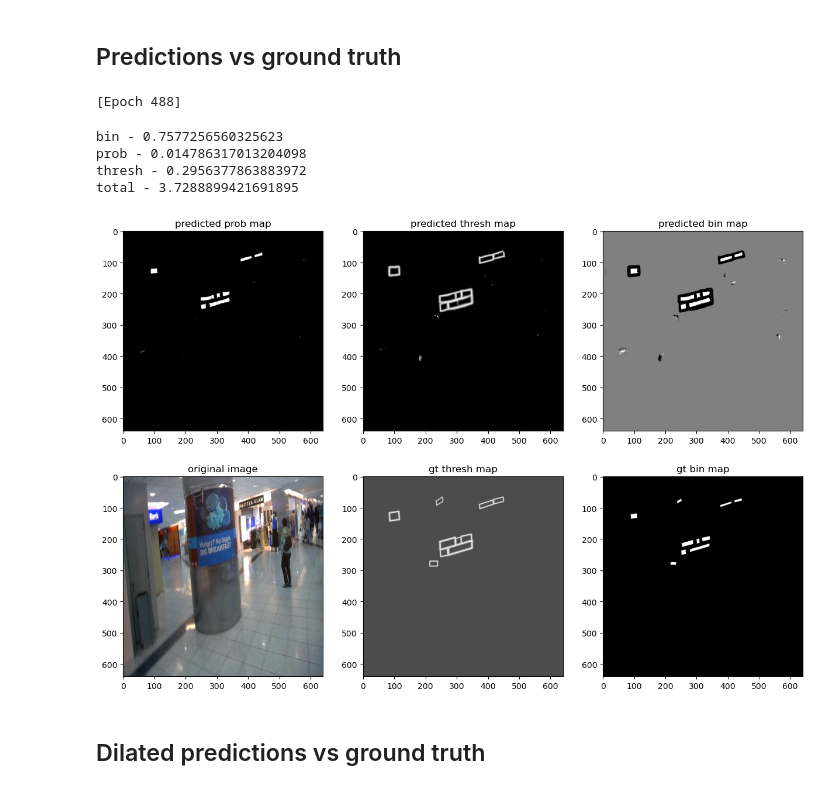
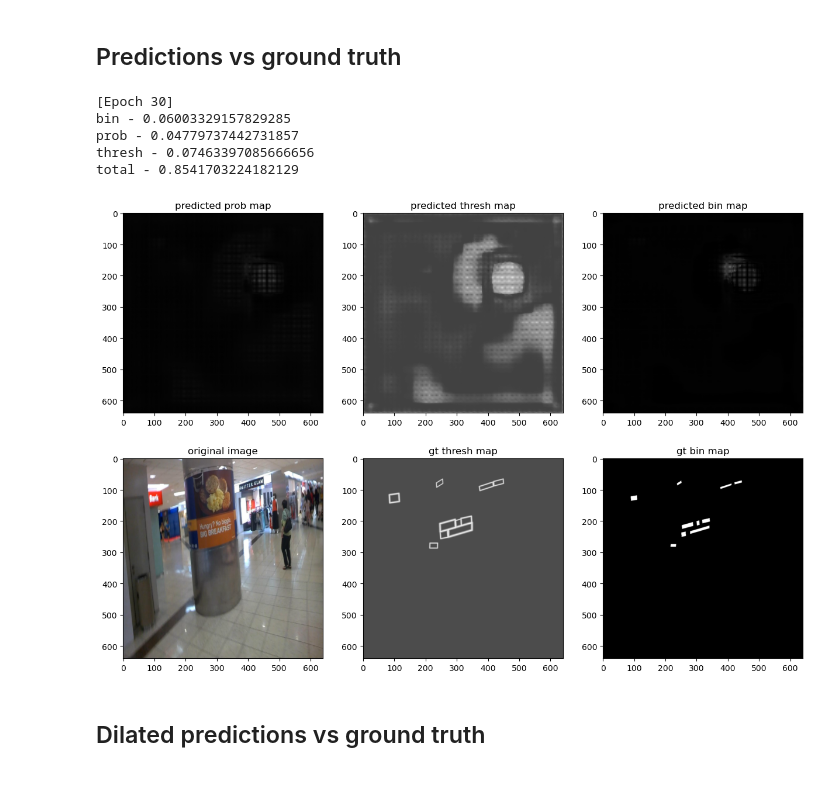
Before and after one commit to zachhendon/image-translator, a Jupyter notebook: text-detection/visualize.ipynb, the cells around one changed output. Cells and saved outputs as stored; diff of their text form; code cells hidden in the pictures.

Commit message:
optimized data loading

```diff
--- a/text-detection/visualize.ipynb
+++ b/text-detection/visualize.ipynb
@@ -60,50 +59,49 @@ def get_avg_loss(model, loader):
     return running_loss / dataset_size, running_out_loss / dataset_size
 # %% [markdown]
 ## Predictions vs ground truth
-# %%
-train_loader, val_loader = get_loaders('data', batch_size=1, train=False)
-
-model = DBNet().cuda()
-checkpoint = torch.load('models/checkpoints/dbnet_153', weights_only=False)
-model.load_state_dict(checkpoint['model_state_dict'])
-print(f'[Epoch {checkpoint['epoch']}]')
-# %% [output]
-[Epoch 488]
 # %%
+train_loader, val_loader = get_loaders('data', batch_size=1, train=False)
+
+model = DBNet().cuda()
+checkpoint = torch.load('models/checkpoints/dbnet_173', weights_only=False)
+model.load_state_dict(checkpoint['model_state_dict'])
+print(f'[Epoch {checkpoint['epoch']}]')
+
 imgs, maps = next(iter(val_loader))
 img = imgs.to(device='cuda', dtype=torch.float32)
 output = model(img)
 
 for k, v in maps.items():
     maps[k] = v.to(device='cuda', dtype=torch.float32)
 db_loss(output, maps)
 
 fig, axs = plt.subplots(2, 3, figsize=(15, 10))
 
-axs[0][0].imshow(output['prob_map'].detach().cpu().numpy()[0], vmin=0, vmax=1, cmap='gray')
+axs[0][0].imshow(output['prob_map'].detach().cpu().numpy().squeeze(), vmin=0, vmax=1, cmap='gray')
 axs[0][0].set_title('predicted prob map')
-axs[0][1].imshow(output['thresh_map'].detach().cpu().numpy()[0], vmin=0, vmax=1, cmap='gray')
+axs[0][1].imshow(output['thresh_map'].detach().cpu().numpy().squeeze(), vmin=0, vmax=1, cmap='gray')
 axs[0][1].set_title('predicted thresh map')
-axs[0][2].imshow(output['bin_map'].detach().cpu().numpy()[0], vmin=0, vmax=1, cmap='gray')
+axs[0][2].imshow(output['bin_map'].detach().cpu().numpy().squeeze(), vmin=0, vmax=1, cmap='gray')
 axs[0][2].set_title('predicted bin map')
 
 un_img = torch.zeros_like(img[0])
 un_img[0] = img[0][0] * 0.2262 * 255 + 0.3315 * 255
 un_img[1] = img[0][1] * 0.2232 * 255 + 0.3530 * 255
 un_img[2] = img[0][2] * 0.2290 * 255 + 0.3724 * 255
 axs[1][0].imshow(((un_img - un_img.min()) / (un_img.max() - un_img.min())).permute(1, 2, 0).detach().cpu())
 axs[1][0].set_title('original image')
-axs[1][1].imshow(maps['thresh_map'].detach().cpu().numpy()[0], vmin=0, vmax=1, cmap='gray')
+axs[1][1].imshow(maps['thresh_map'].detach().cpu().numpy().squeeze(), vmin=0, vmax=1, cmap='gray')
 axs[1][1].set_title('gt thresh map')
-axs[1][2].imshow(maps['bin_map'].detach().cpu().numpy()[0], vmin=0, vmax=1, cmap='gray')
+axs[1][2].imshow(maps['bin_map'].detach().cpu().numpy().squeeze(), vmin=0, vmax=1, cmap='gray')
 axs[1][2].set_title('gt bin map')
 plt.show()
 # %% [output]
-bin - 0.7577256560325623
-prob - 0.014786317013204098
-thresh - 0.2956377863883972
-total - 3.7288899421691895
+[Epoch 30]
+bin - 0.06003329157829285
+prob - 0.04779737442731857
+thresh - 0.07463397085666656
+total - 0.8541703224182129
-[figure, old version]
+[figure, new version]
 # %% [markdown]
 ## Dilated predictions vs ground truth
 # %%
```
Also changed, not shown: parts of 4 cells of this notebook, 4 other files.
